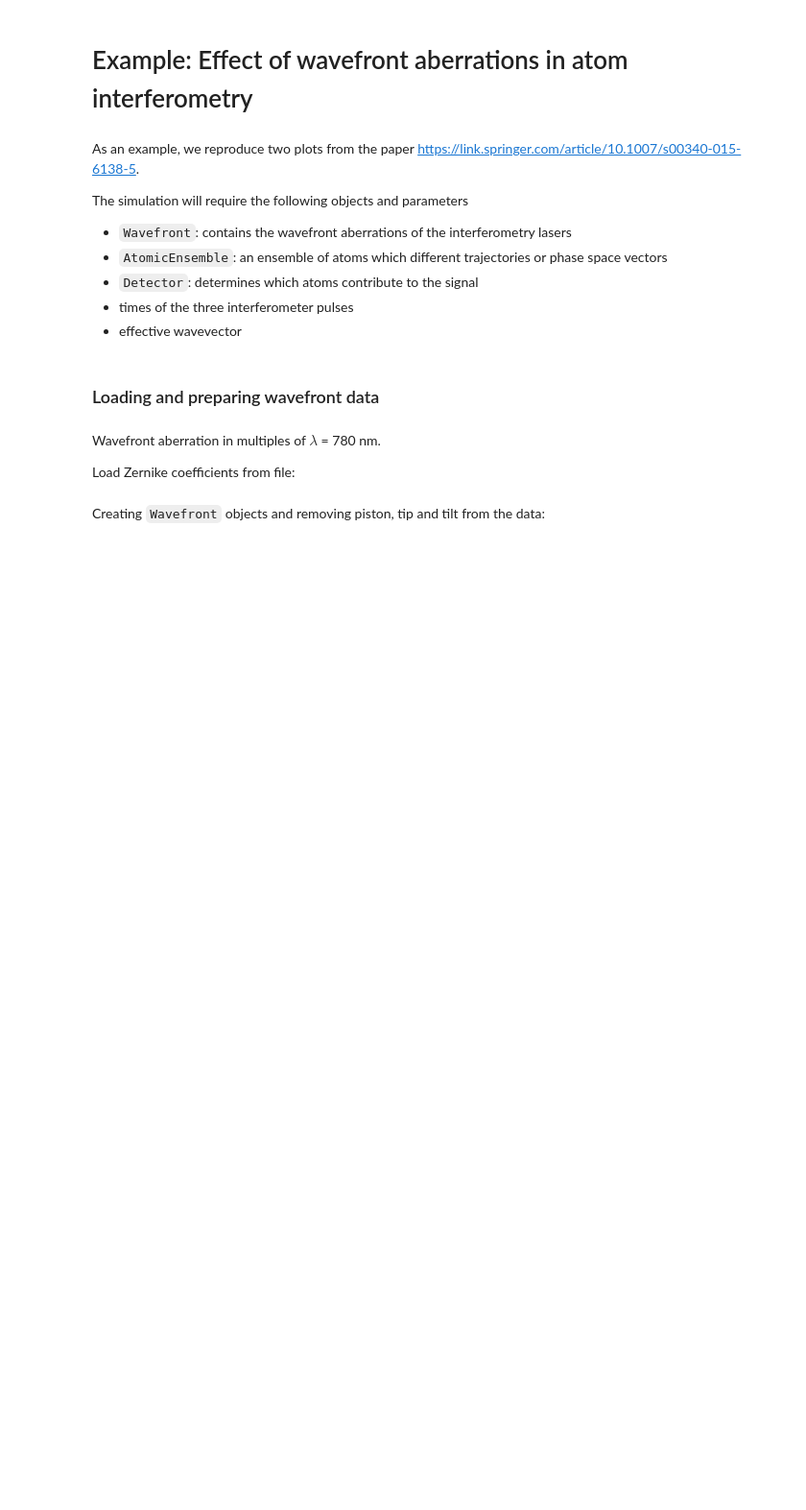
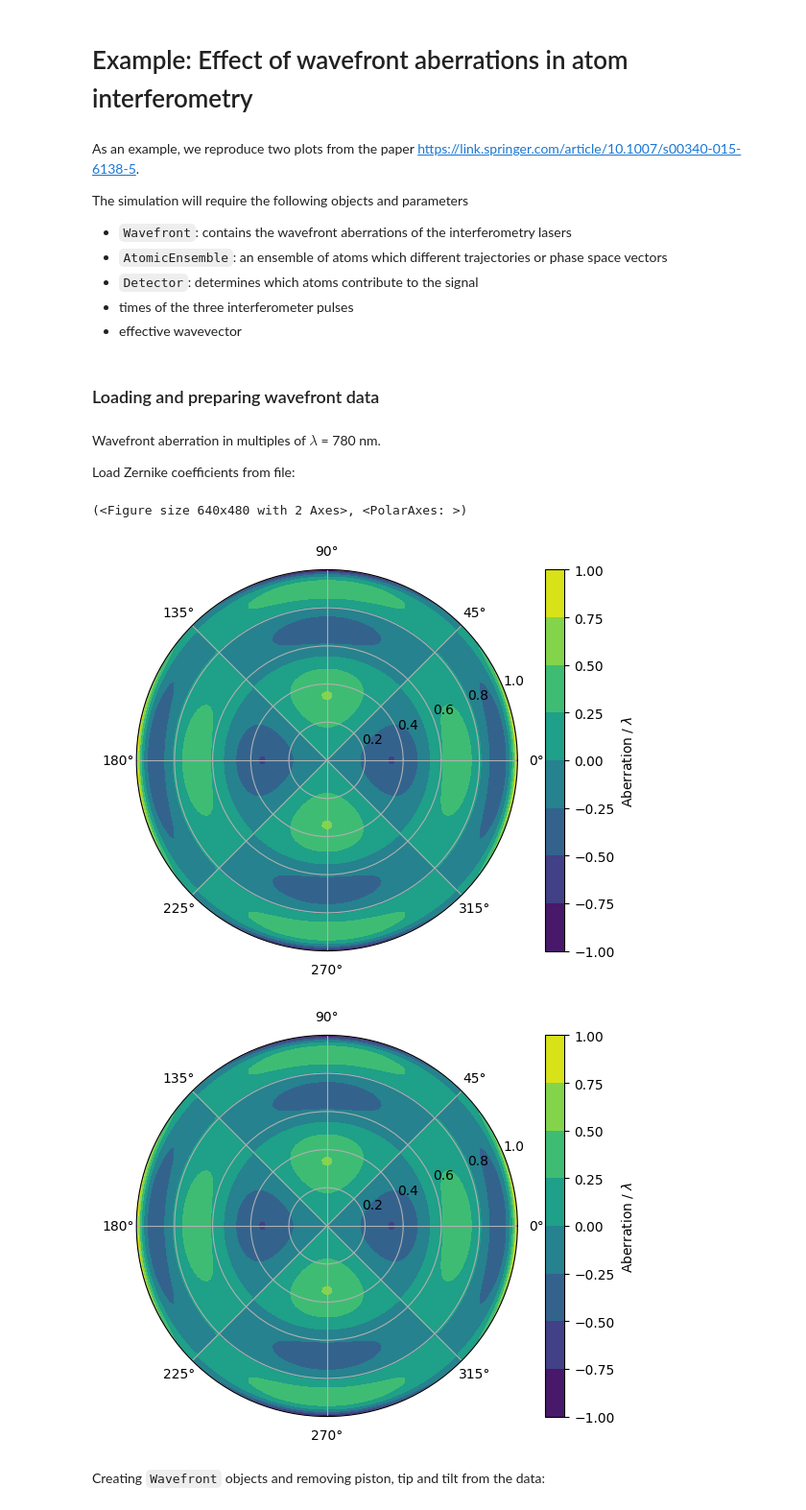
Before and after one commit to bleykauf/aisim, a Jupyter notebook: docs/examples/wavefront-aberrations.ipynb, the cells around one changed output. Shown at 96% size. Saved outputs shown, nothing was run; the diff lists cells and outputs as text; code cells hidden in the pictures; blank space fills up the shorter version.

```diff
--- a/docs/examples/wavefront-aberrations.ipynb
+++ b/docs/examples/wavefront-aberrations.ipynb
@@ -22,6 +22,22 @@ import aisim as ais
 Wavefront aberration in multiples of $\lambda$ = 780 nm.
 
 Load Zernike coefficients from file:
+# %%
+coeffs = np.zeros(36)
+coeffs[31] = 1.0
+
+wf = ais.Wavefront(1, coeffs, zern_order="SHS")
+
+coeffs = np.zeros(36)
+coeffs[31] = 1.0
+wf2 = ais.Wavefront(1, coeffs, zern_order="WYANT")
+
+wf.plot()
+wf2.plot()
+# %% [output]
+(<Figure size 640x480 with 2 Axes>, <PolarAxes: >)
+[figure, added]
+[figure, added]
 # %%
 coeff_window = np.loadtxt("data/wavefront.txt")
 # %% [markdown]
```
Also changed, not shown: parts of 3 cells of this notebook, 10 other files.
